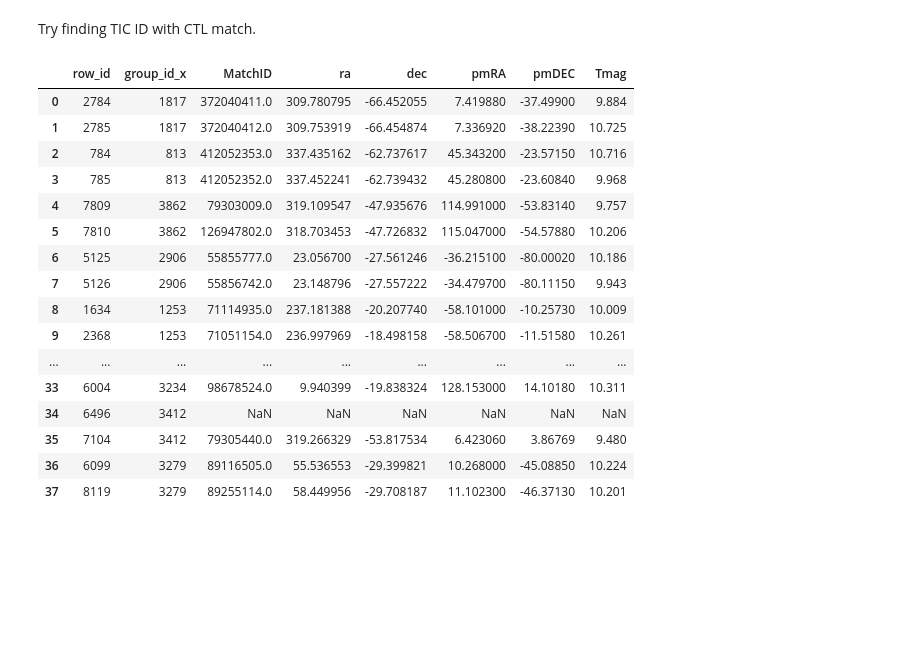
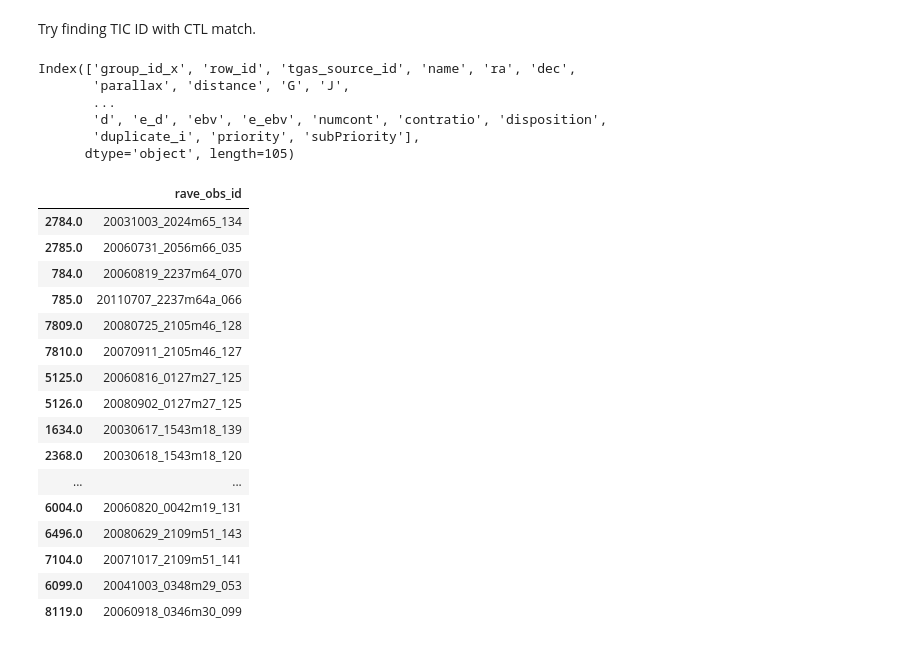
Before and after one commit to smoh/tess-kep, a Jupyter notebook: Potential target pairs for TESS GI.ipynb, the cells around one changed output. Cells and saved outputs as stored; diff of their text form; code cells hidden in the pictures; blank space fills up the shorter version.

```diff
--- a/Potential target pairs for TESS GI.ipynb
+++ b/Potential target pairs for TESS GI.ipynb
@@ -26,7 +26,7 @@ star_groupsize2_radec.csv-tvguide.csv
 
 Using mast portal; for all stars; radius=3 arcsec
 # %%
-candi = pd.read_csv("../data/tess-gi/oh17star_MAST_Crossmatch_CTL.csv", comment='#')
+candi = pd.read_csv("files/oh17star_MAST_Crossmatch_CTL.csv", comment='#')
 print(len(candi))
 print(', '.join(candi.columns))
 # %% [output]
@@ -129,7 +129,7 @@ ra,dec
 # %%
 star, pair, group = neighbors.data.load_oh17()
 # %%
-tv = pd.read_csv("../data/tess-gi/star_groupsize2_radec.csv-tvguide.csv",header=None,
+tv = pd.read_csv("files/star_groupsize2_radec.csv-tvguide.csv",header=None,
                  names=['ra','dec','minsec','maxsec'], skiprows=1)
 
 star2 = star.loc[star.group_size==2].copy()
@@ -259,23 +259,34 @@ target_stars = pd.DataFrame({
     })
 
 target_stars = pd.merge(target_stars, candi, left_on='row_id', right_on='row_id', how='left')
+# %%
+target_stars.columns
+# %% [output]
+Index(['group_id_x', 'row_id', 'tgas_source_id', 'name', 'ra', 'dec',
+       'parallax', 'distance', 'G', 'J',
+       ...
+       'd', 'e_d', 'ebv', 'e_ebv', 'numcont', 'contratio', 'disposition',
+       'duplicate_i', 'priority', 'subPriority'],
+      dtype='object', length=105)
 # %%
-target_stars[['row_id','group_id_x','MatchID','ra','dec','pmRA', 'pmDEC', 'Tmag']]
+target_stars[['row_id','group_id_x', 'MatchID','ra','dec','pmRA', 'pmDEC', 'Tmag']].to_csv("target_star_MatchID.csv", index=False)
-# %% [output]
-|  | row_id | group_id_x | MatchID | ra | dec | pmRA | pmDEC | Tmag |
-| 0 | 2784 | 1817 | 372040411.0 | 309.780795 | -66.452055 | 7.419880 | -37.49900 | 9.884 |
-| 1 | 2785 | 1817 | 372040412.0 | 309.753919 | -66.454874 | 7.336920 | -38.22390 | 10.725 |
-| 2 | 784 | 813 | 412052353.0 | 337.435162 | -62.737617 | 45.343200 | -23.57150 | 10.716 |
-| 3 | 785 | 813 | 412052352.0 | 337.452241 | -62.739432 | 45.280800 | -23.60840 | 9.968 |
-| 4 | 7809 | 3862 | 79303009.0 | 319.109547 | -47.935676 | 114.991000 | -53.83140 | 9.757 |
-| 5 | 7810 | 3862 | 126947802.0 | 318.703453 | -47.726832 | 115.047000 | -54.57880 | 10.206 |
-| 6 | 5125 | 2906 | 55855777.0 | 23.056700 | -27.561246 | -36.215100 | -80.00020 | 10.186 |
-| 7 | 5126 | 2906 | 55856742.0 | 23.148796 | -27.557222 | -34.479700 | -80.11150 | 9.943 |
-| 8 | 1634 | 1253 | 71114935.0 | 237.181388 | -20.207740 | -58.101000 | -10.25730 | 10.009 |
-| 9 | 2368 | 1253 | 71051154.0 | 236.997969 | -18.498158 | -58.506700 | -11.51580 | 10.261 |
-| ... | ... | ... | ... | ... | ... | ... | ... | ... |
-| 33 | 6004 | 3234 | 98678524.0 | 9.940399 | -19.838324 | 128.153000 | 14.10180 | 10.311 |
-| 34 | 6496 | 3412 | NaN | NaN | NaN | NaN | NaN | NaN |
-| 35 | 7104 | 3412 | 79305440.0 | 319.266329 | -53.817534 | 6.423060 | 3.86769 | 9.480 |
-| 36 | 6099 | 3279 | 89116505.0 | 55.536553 | -29.399821 | 10.268000 | -45.08850 | 10.224 |
-| 37 | 8119 | 3279 | 89255114.0 | 58.449956 | -29.708187 | 11.102300 | -46.37130 | 10.201 |
+# %%
+star.loc[target_stars.row_id, ['rave_obs_id']]
+# %% [output]
+|  | rave_obs_id |
+| 2784.0 | 20031003_2024m65_134 |
+| 2785.0 | 20060731_2056m66_035 |
+| 784.0 | 20060819_2237m64_070 |
+| 785.0 | 20110707_2237m64a_066 |
+| 7809.0 | 20080725_2105m46_128 |
+| 7810.0 | 20070911_2105m46_127 |
+| 5125.0 | 20060816_0127m27_125 |
+| 5126.0 | 20080902_0127m27_125 |
+| 1634.0 | 20030617_1543m18_139 |
+| 2368.0 | 20030618_1543m18_120 |
+| ... | ... |
+| 6004.0 | 20060820_0042m19_131 |
+| 6496.0 | 20080629_2109m51_143 |
+| 7104.0 | 20071017_2109m51_141 |
+| 6099.0 | 20041003_0348m29_053 |
+| 8119.0 | 20060918_0346m30_099 |
```
Also changed, not shown: parts of 6 cells of this notebook, 2 other files.
